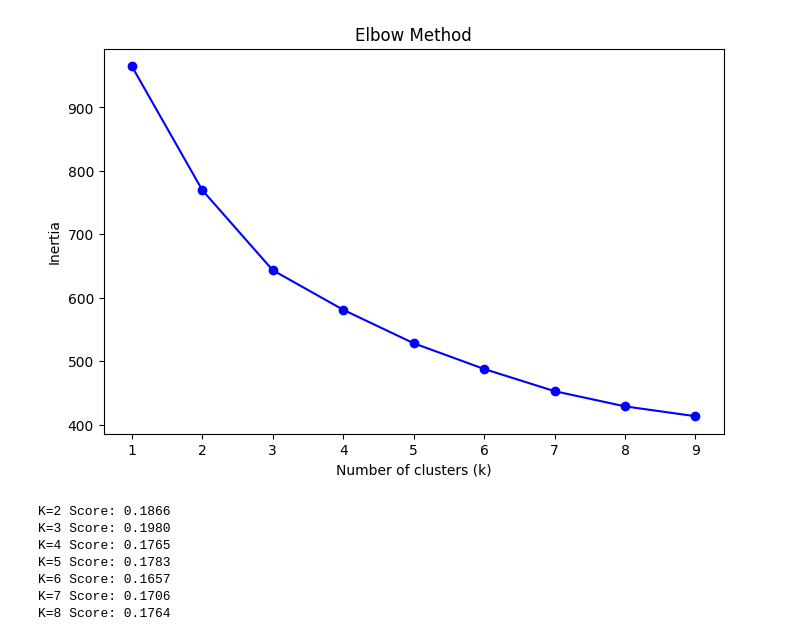
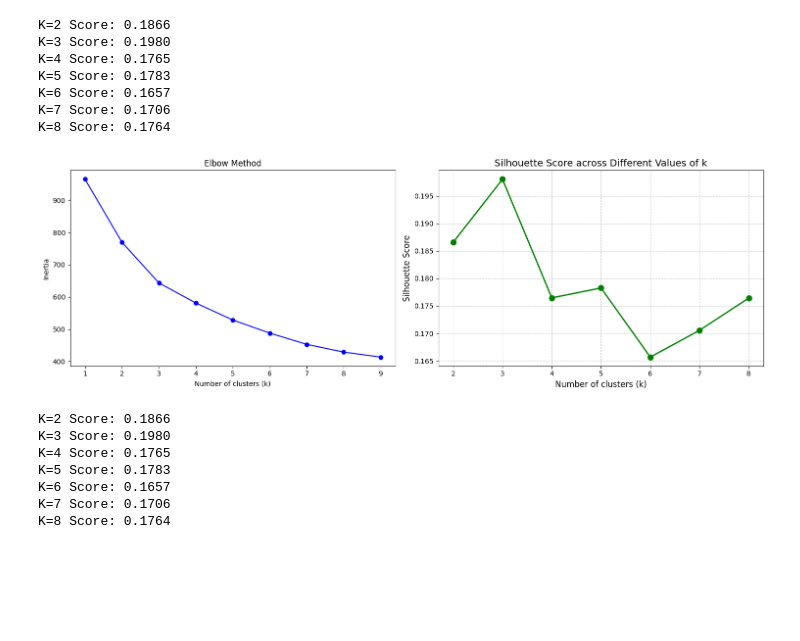
Before and after one commit to longlinh123456/final_project, a Jupyter notebook: source/unsupervised.ipynb, the cells around one changed output. Saved outputs shown, nothing was run; the diff lists cells and outputs as text; code cells hidden in the pictures; blank space fills up the shorter version.

Commit message:
Update unsupervised to combine elbow and silhouette.

```diff
--- a/source/unsupervised.ipynb
+++ b/source/unsupervised.ipynb
@@ -19,40 +19,67 @@ encoded_df = pd.read_csv("../encoded_dataset.csv")
 # features: leisure_hours, self_study_hours, sleep_hours, control_over_habit, focus_frequency
 # exclude: delay_until_deadline (binary), timestamp, referrer, data_quality_check
 
 
 np.random.seed(42)
 features = encoded_df[
     [
         "delay_unenjoyable_assignments",
         "self_study_hours",
         "sleep_hours",
         "control_over_habit",
         "focus_frequency",
     ]
 ]
 
 #  Scale
 scaler = StandardScaler()
 df_scaled = scaler.fit_transform(features)
 
 #  Elbow graph to find optimal K
 inertia = []
 K = range(1, 10)
 for k in K:
     kmeans = KMeans(n_clusters=k, random_state=42, n_init=10)
     kmeans.fit(df_scaled)
     inertia.append(kmeans.inertia_)
 
-# test
+sil_scores = []
+K_range = range(2, 9)
+
+for k in K_range:
+    km = KMeans(n_clusters=k, random_state=42, n_init=10)
+    preds = km.fit_predict(df_scaled)
+    score = silhouette_score(df_scaled, preds)
+    sil_scores.append(score)
+    print(f"K={k} Score: {score:.4f}")
+
+
+fig, axes = plt.subplots(1, 2, figsize=(15, 5))
+
 # Plot the Elbow Method graph
-plt.figure(figsize=(8, 5))
-plt.plot(K, inertia, "bo-")
-plt.xlabel("Number of clusters (k)")
-plt.ylabel("Inertia")
-plt.title("Elbow Method")
+axes[0].plot(K, inertia, "bo-")
+axes[0].set_xlabel("Number of clusters (k)")
+axes[0].set_ylabel("Inertia")
+axes[0].set_title("Elbow Method")
+
+
+# 6. Plot the Silhouette Score Graph
+axes[1].plot(K_range, sil_scores, "go-", linewidth=2, markersize=8)
+axes[1].set_xlabel("Number of clusters (k)", fontsize=12)
+axes[1].set_ylabel("Silhouette Score", fontsize=12)
+axes[1].set_title("Silhouette Score across Different Values of k", fontsize=14)
+axes[1].grid(True, linestyle="--", alpha=0.7)
+plt.tight_layout()
 plt.show()
 # %% [output]
+K=2 Score: 0.1866
+K=3 Score: 0.1980
+K=4 Score: 0.1765
+K=5 Score: 0.1783
+K=6 Score: 0.1657
+K=7 Score: 0.1706
+K=8 Score: 0.1764
-[figure, old version]
+[figure, new version]
 # %%
 sil_scores = []
 K_range = range(2, 9)
```
Also changed, not shown: parts of 1 cell of this notebook.
